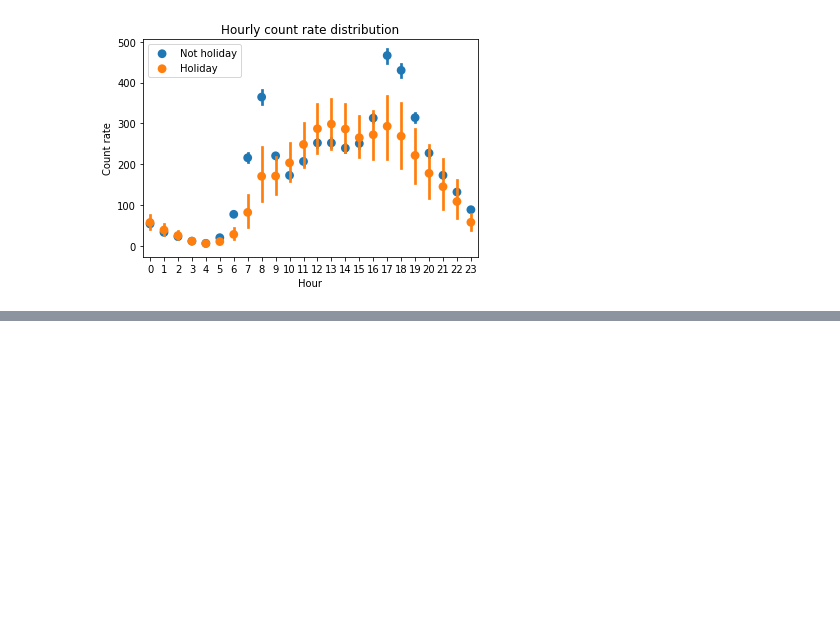
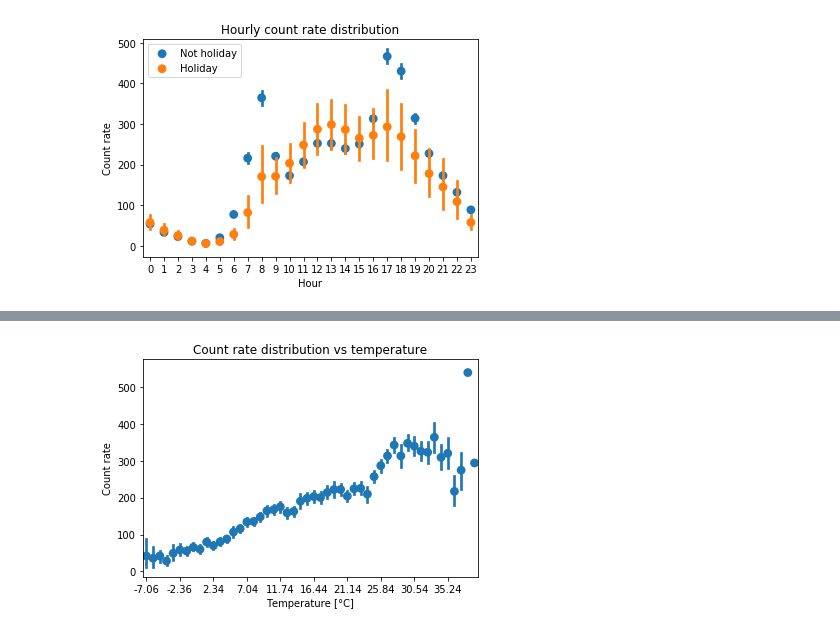
Before and after one commit to amurrone/BikeSharing, a Jupyter notebook: inspect_data.ipynb, the cells around one changed output, grey strips where cells are left out. Cells and saved outputs as stored; diff of their text form; code cells hidden in the pictures; blank space fills up the shorter version.

Commit message:
Added count rate plots vs continuos variables

```diff
--- a/inspect_data.ipynb
+++ b/inspect_data.ipynb
@@ -207,0 +196,93 @@ sns.pointplot(data=data_hourly[['temp','cnt']], x='temp', y='cnt')
+# %%
+# Count rate distributions according to continuos variables
+import numpy as np
+
+def continuos_variable_plot(df, col1, col2, xlabel, ylabel, title):
+    ax = sns.pointplot(data=df[[col1,col2]], x=col1, y=col2, linestyles='')
+
+    tick_pos = []
+    tick_label = []
+
+    for idx, label in enumerate(ax.get_xticklabels()):
+        if idx%5 == 0:
+            tick_pos.append(idx)
+            tick_label.append(label)
+
+    ax.set_xlabel(xlabel)
+    ax.set_ylabel(ylabel)
+    ax.set_title(title)
+    ax.set_xticks(tick_pos)
+    if col1=='humidity':
+        ax.set_xticklabels(tick_label, rotation=45)
+    else:
+        ax.set_xticklabels(tick_label)
+
+    return ax
+
+# Continuos variables are normalized. Original values are calculated in order to make the plots.
+
+# Count rate vs temperature
+
+#t_norm = (t-t_min)/(t_max-t_min), t_min=-8, t_max=+39
+#t = t_norm*(t_max-t_min)+t_min
+
+t_min=-8
+t_max=+39
+
+data_hourly['temperature'] = np.round(data_hourly['temp'].apply(lambda t: t*(t_max-t_min)+t_min), decimals=2)
+
+temperature_plot = continuos_variable_plot(data_hourly,
+                                           'temperature',
+                                           'cnt',
+                                           'Temperature [°C]',
+                                           'Count rate',
+                                           'Count rate distribution vs temperature')
+plt.show()
+
+
+# Count rate vs feeling temperature
+
+data_hourly['atemperature'] = np.round(data_hourly['atemp'].apply(lambda t: t*(t_max-t_min)+t_min), decimals=2)
+
+atemperature_plot = continuos_variable_plot(data_hourly,
+                                            'atemperature',
+                                            'cnt',
+                                            'Feeling temperature [°C]',
+                                            'Count rate',
+                                            'Count rate distribution vs feeling temperature')
+plt.show()
+
+# Count rate vs humidity
+
+#hum divided by hum_max = 100
+
+data_hourly['humidity'] = np.round(data_hourly['hum'].apply(lambda h: h*100), decimals=2)
+
+
+humidity_plot = continuos_variable_plot(data_hourly,
+                                        'humidity',
+                                        'cnt',
+                                        'Humidity [%]',
+                                        'Count rate',
+                                        'Count rate distribution vs humidity')
+
+
+plt.show()
+
+
+# Count rate vs windspeed
+
+#windspeed divided by windspeed_max=67
+
+data_hourly['wind_speed'] = np.round(data_hourly['windspeed'].apply(lambda w: w*67), decimals=2)
+
+
+windspeed_plot = continuos_variable_plot(data_hourly,
+                                        'wind_speed',
+                                        'cnt',
+                                        'Wind speed [Mph]',
+                                        'Count rate',
+                                        'Count rate distribution vs wind speed')
+plt.show()
+# %% [output]
+[figure, added]
```
Also changed, not shown: parts of 3 cells of this notebook.
